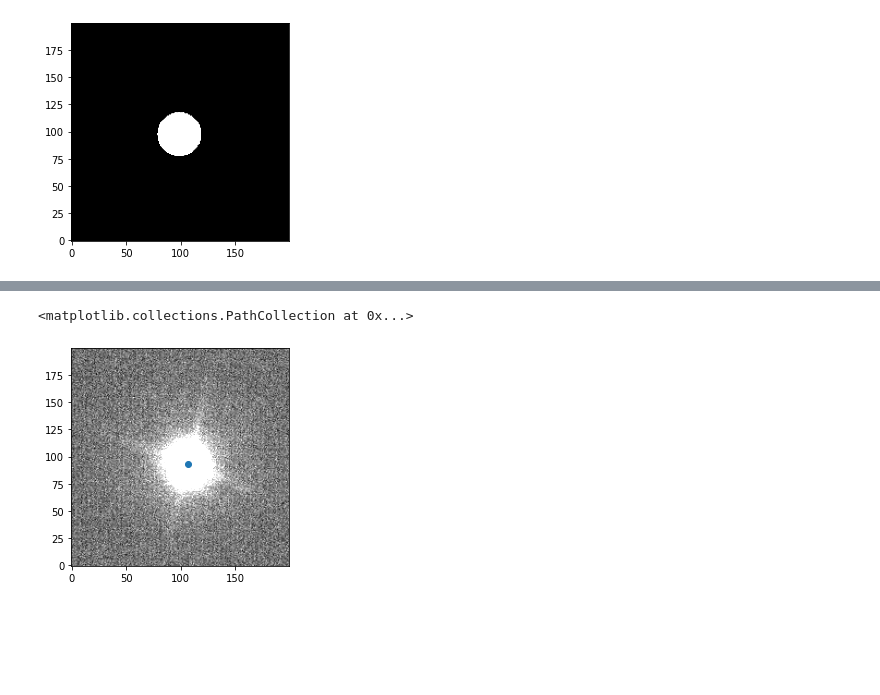
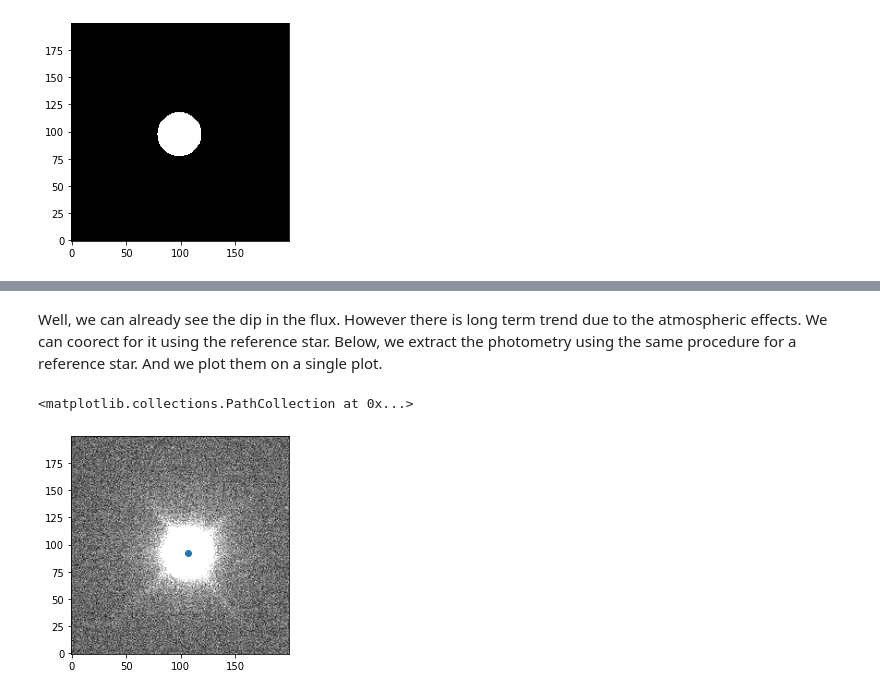
Before and after one commit to Jayshil/Data_Analysis, a Jupyter notebook: Transits/p1.ipynb, the cells around one changed output, grey strips where cells are left out. Saved outputs shown, nothing was run; the diff lists cells and outputs as text; code cells hidden in the pictures; blank space fills up the shorter version.

Commit message:
Relative photometry obtained

```diff
--- a/Transits/p1.ipynb
+++ b/Transits/p1.ipynb
@@ -146,16 +186,33 @@ print(ceny)
 # %%
-def find_center(image, dist):
-    img1 = aperture(image, distance=dist)
+def find_center(image, cen1, cen2, rad):
+    """
+    To find the center of the star
+    ------------------------------
+    Parameters:
+    -----------
+    image : numpy.ndarray
+        image data
+    cen1, cen2 : float
+        initial center of the image
+    rad : float
+        radius of the aperture
+    -----------
+    return
+    -----------
+    float, float :
+        x and y coordinates of the center
+    """
+    img1 = aperture(image, cen1, cen2, rad)
     cx1 = 0
     cy1 = 0
-    for i in range(200):
+    for i in range(len(image[:,0])):
         c1 = 0
         c9 = 0
-        for j in range(200):
-            # for cx
+        for j in range(len(image[0,:])):
+            # for cy
             c2 = i*img1[i,j]
             c1 = c1 + c2
-            # for cy
+            # for cx
             c8 = i*img1[j,i]
             c9 = c9 + c8
         cx1 = cx1 + c1
@@ -164,6 +221,4 @@ def find_center(image, dist):
     cy = cy1/np.sum(img1)
     return cy, cx
 
-cx_n, cy_n = find_center(subimage, 20)
-print(cx_n)
-print(cy_n)
+cx_n, cy_n = find_center(subimage, cenx, ceny, 20)
@@ -216,12 +276,15 @@ plt.errorbar(times, flx, yerr=flx_err, fmt='.')
+# %% [markdown]
+Well, we can already see the dip in the flux. However there is long term trend due to the atmospheric effects. We can coorect for it using the reference star. Below, we extract the photometry using the same procedure for a reference star. And we plot them on a single plot.
 # %%
 subimg22 = img_data[3500:3700, 2900:3100]
-cenx4, ceny4 = find_center(subimg22, 20)
+cenx2, ceny2 = ndimage.measurements.center_of_mass(subimg22)
+cenx4, ceny4 = find_center(image=subimg22, cen1=cenx2, cen2=ceny2, rad=35)
 fig, ax4 = plt.subplots(1)
 ax4.imshow(subimg22, cmap='gray', vmin=0, vmax=60, origin='lower')
 ax4.scatter(cenx4, ceny4)
 # %% [output]
 <matplotlib.collections.PathCollection at 0x...>
-[figure, old version]
+[figure, new version]
 # %%
 times_ref = np.zeros(len(lst))
 flx_ref = np.zeros(len(lst))
```
Also changed, not shown: parts of 26 cells of this notebook.
